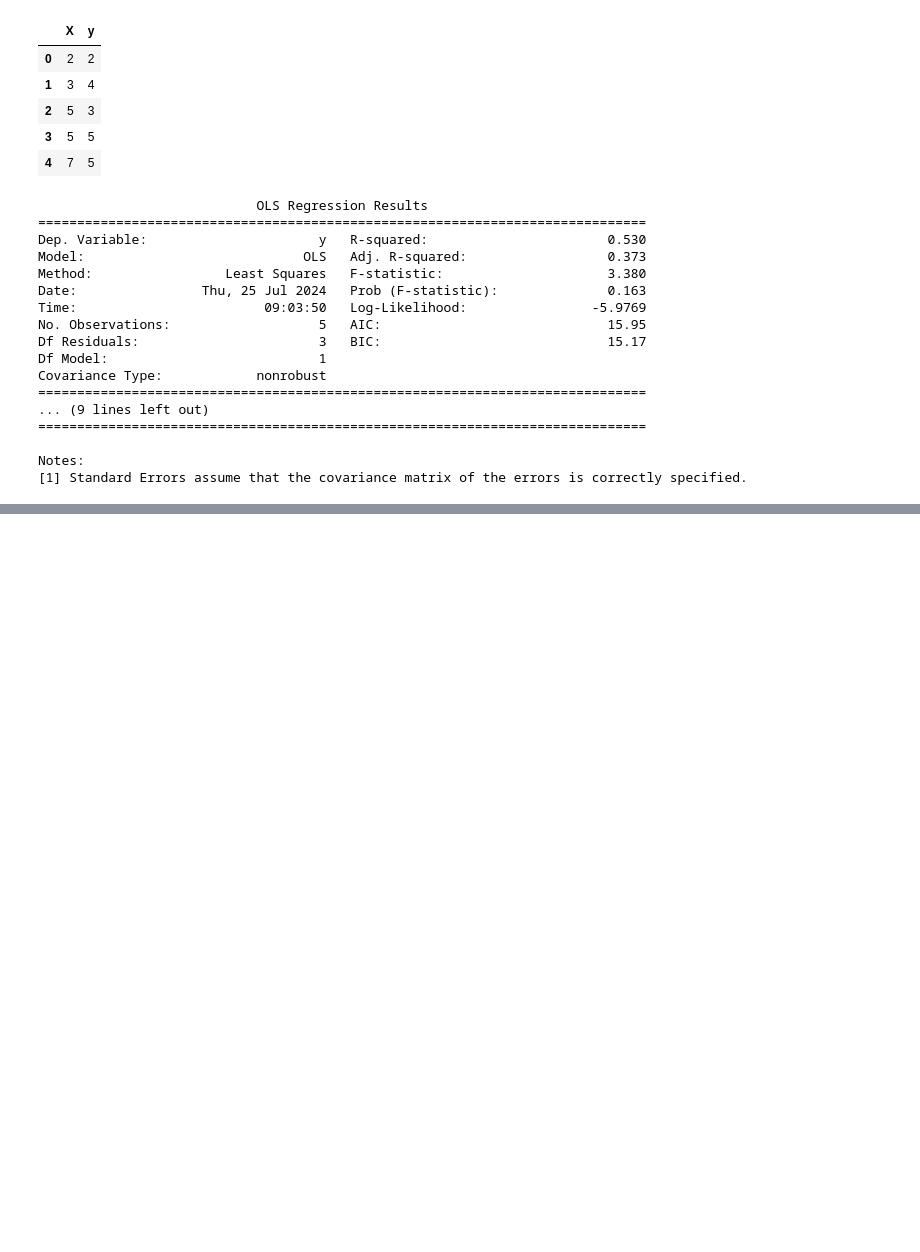
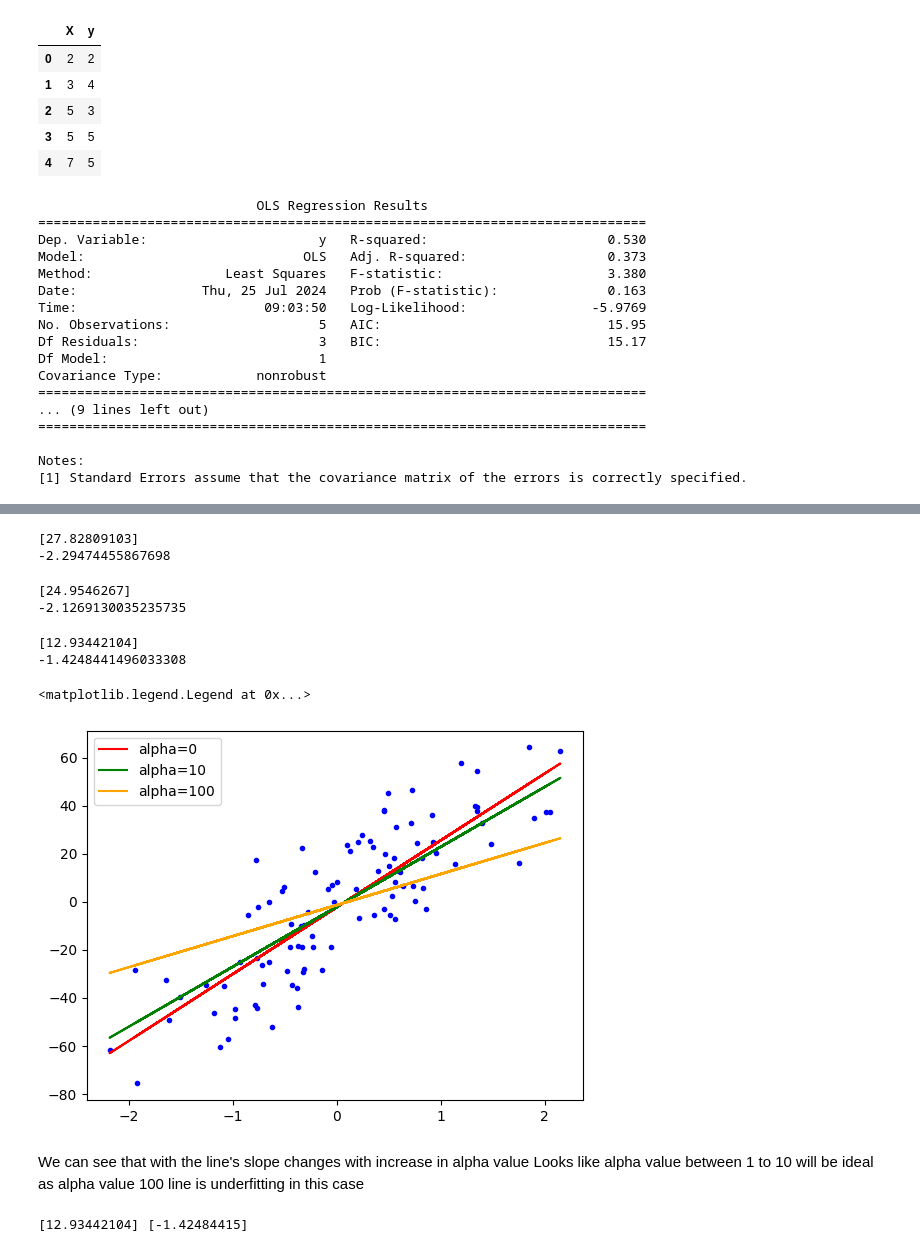
Before and after one commit to mmilannaik/bostonhousepricing, a Jupyter notebook: W25S2_regression_analysis.ipynb, the cells around one changed output, grey strips where cells are left out. Drawn from its saved outputs; the diff is of its cells as text; code cells hidden in the pictures; blank space fills up the shorter version.

```diff
--- a/W25S2_regression_analysis.ipynb
+++ b/W25S2_regression_analysis.ipynb
@@ -191,0 +203,41 @@ Notes:
+# %%
+from sklearn.linear_model import LinearRegression
+# Plain linear regression slope and intercept
+lr = LinearRegression()
+lr.fit(X,y)
+print(lr.coef_)
+print(lr.intercept_)
+# %% [output]
+[27.82809103]
+-2.29474455867698
+# %%
+from sklearn.linear_model import Ridge
+# Here in ridge regression with alpha value, the coefficient and intercept value decreases
+rr = Ridge(alpha=10)
+rr.fit(X,y)
+print(rr.coef_)
+print(rr.intercept_)
+# %% [output]
+[24.9546267]
+-2.1269130035235735
+# %%
+rr1 = Ridge(alpha=100)
+# with thevalue of alpha 100, the value decreases more
+rr1.fit(X,y)
+print(rr1.coef_)
+print(rr1.intercept_)
+# %% [output]
+[12.93442104]
+-1.4248441496033308
+# %%
+plt.plot(X,y,'b.')
+plt.plot(X,lr.predict(X),color='red',label='alpha=0')
+plt.plot(X,rr.predict(X),color='green',label='alpha=10')
+plt.plot(X,rr1.predict(X),color='orange',label='alpha=100')
+plt.legend()
+# %% [output]
+<matplotlib.legend.Legend at 0x...>
+[figure, added]
+# %% [markdown]
+We can see that with the line's slope changes with increase in alpha value
+Looks like alpha value between 1 to 10 will be ideal as alpha value 100 line is underfitting in this case
@@ -191,0 +283,5 @@ Notes:
+# %%
+reg = MeraRidge(alpha=100)
+reg.fit(X,y)
+# %% [output]
+[12.93442104] [-1.42484415]
```
Also changed, not shown: parts of 4 cells of this notebook.
